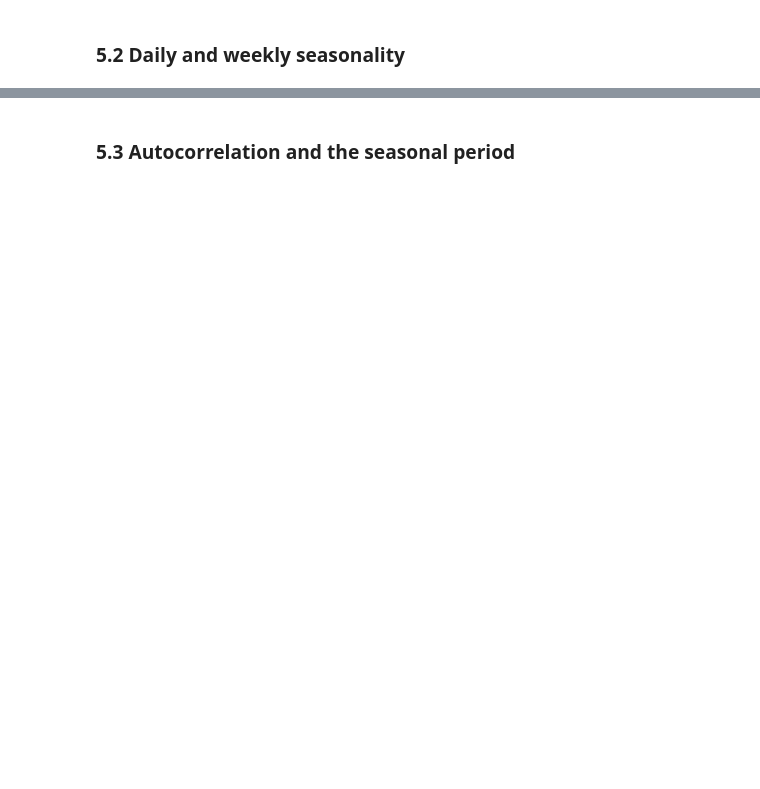
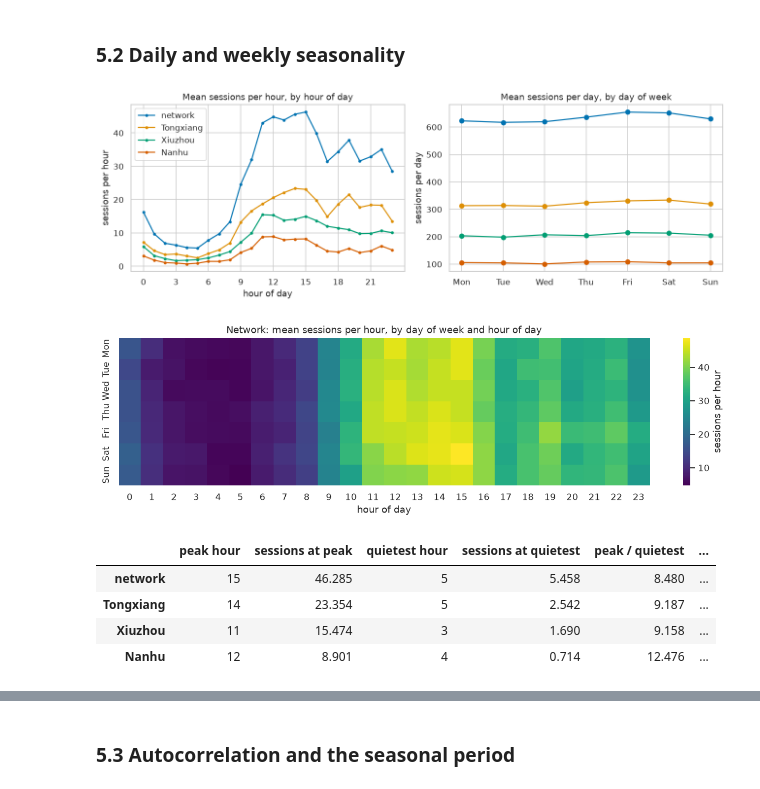
Before and after one commit to AmirMasnavi/MINDD, a Jupyter notebook: project2/Task1.ipynb, the cells around one changed output, grey strips where cells are left out. Saved outputs shown, nothing was run; the diff lists cells and outputs as text; code cells hidden in the pictures; blank space fills up the shorter version.

```diff
--- a/project2/Task1.ipynb
+++ b/project2/Task1.ipynb
@@ -19,13 +19,16 @@ records each decision with its evidence for the decision log. The data path can
 environment variable, which we use only to check that a cut copy of the file is refused.
 # %%
 import hashlib
+import io
 import json
 import os
+import sys
 import time
 from contextlib import contextmanager
 from datetime import datetime, timezone
 from pathlib import Path
 
+import matplotlib
 import matplotlib.pyplot as plt
 import numpy as np
 import pandas as pd
@@ -40,17 +43,19 @@ FIG = OUT / "figures_task1"
 
 pd.set_option("display.width", 120)
 pd.set_option("display.max_columns", 30)
+pd.set_option("display.float_format", lambda v: f"{v:,.3f}")
 sns.set_theme(style="whitegrid", context="notebook")
 plt.rcParams["figure.dpi"] = 110
 plt.rcParams["savefig.dpi"] = 150
 
 RUN_STARTED = time.perf_counter()
 section_times = {}
+results = {}
 
 
 @contextmanager
 def timed(section):
-    """Add the wall time of the block to section_times[section] (spec FR-022)."""
+    """Add the wall time of the block to section_times[section], to compare run times across tasks."""
     start = time.perf_counter()
     try:
         yield
@@ -74,4 +79,9 @@ def add_decision(decision_id, section, decision, evidence):
     decisions.append({"id": decision_id, "section": section, "decision": decision, "evidence": evidence})
 
 
+def r(value, digits=4):
+    """Round a number for the saved JSON files."""
+    return round(float(value), digits)
+
+
 print("data file:", DATA)
@@ -169,2 +537,7 @@ with timed("2 Reading and checking the file"):
+# %%
+LEVEL_COLORS = dict(zip(LEVELS, sns.color_palette("colorblind", 4)))
+daily = series[LEVELS].resample("D").sum()
+stable = series.loc[TRAIN_FROM:, LEVELS]          # hours from the training start
+stable_daily = daily.loc[TRAIN_FROM:]
 # %% [markdown]
 ### 5.1 Level and trend
@@ -171,2 +608,49 @@ with timed("2 Reading and checking the file"):
 # %% [markdown]
 ### 5.2 Daily and weekly seasonality
+# %%
+with timed("5 Exploratory analysis"):
+    by_hour = stable.groupby(stable.index.hour).mean()
+    by_hour.index.name = "hour of day"
+    DOW = ["Mon", "Tue", "Wed", "Thu", "Fri", "Sat", "Sun"]
+    by_dow = stable_daily.groupby(stable_daily.index.dayofweek).mean()
+    by_dow.index = DOW
+
+    fig, axes = plt.subplots(1, 2, figsize=(12, 4.2))
+    for lvl in LEVELS:
+        axes[0].plot(by_hour.index, by_hour[lvl], marker="o", ms=3, color=LEVEL_COLORS[lvl], label=lvl)
+        axes[1].plot(DOW, by_dow[lvl], marker="o", color=LEVEL_COLORS[lvl], label=lvl)
+    axes[0].set(title="Mean sessions per hour, by hour of day", xlabel="hour of day", ylabel="sessions per hour",
+                xticks=range(0, 24, 3))
+    axes[1].set(title="Mean sessions per day, by day of week", ylabel="sessions per day")
+    axes[0].legend()
+    fig.tight_layout()
+    save_fig("05_2_daily_weekly_profiles", fig)
+    plt.show()
+
+    heat = stable["network"].groupby([stable.index.dayofweek, stable.index.hour]).mean().unstack()
+    heat.index = DOW
+    fig, ax = plt.subplots(figsize=(12, 3.6))
+    sns.heatmap(heat, cmap="viridis", ax=ax, cbar_kws={"label": "sessions per hour"})
+    ax.set(title="Network: mean sessions per hour, by day of week and hour of day", xlabel="hour of day", ylabel="")
+    fig.tight_layout()
+    save_fig("05_2_hour_weekday_heatmap", fig)
+    plt.show()
+
+profile = pd.DataFrame({
+    "peak hour": by_hour.idxmax(),
+    "sessions at peak": by_hour.max(),
+    "quietest hour": by_hour.idxmin(),
+    "sessions at quietest": by_hour.min(),
+    "peak / quietest": by_hour.max() / by_hour.min(),
+    "weekend / weekday (per day)": by_dow.loc[["Sat", "Sun"]].mean() / by_dow.loc[DOW[:5]].mean(),
+})
+display(profile)
+results["profile"] = {lvl: {k: r(v, 3) for k, v in row.items()} for lvl, row in profile.iterrows()}
+# %% [output]
+[figure, added]
+[figure, added]
+|  | peak hour | sessions at peak | quietest hour | sessions at quietest | peak / quietest | ... |
+| network | 15 | 46.285 | 5 | 5.458 | 8.480 | ... |
+| Tongxiang | 14 | 23.354 | 5 | 2.542 | 9.187 | ... |
+| Xiuzhou | 11 | 15.474 | 3 | 1.690 | 9.158 | ... |
+| Nanhu | 12 | 8.901 | 4 | 0.714 | 12.476 | ... |
```
Also changed, not shown: parts of 58 cells of this notebook, 38 other files.
